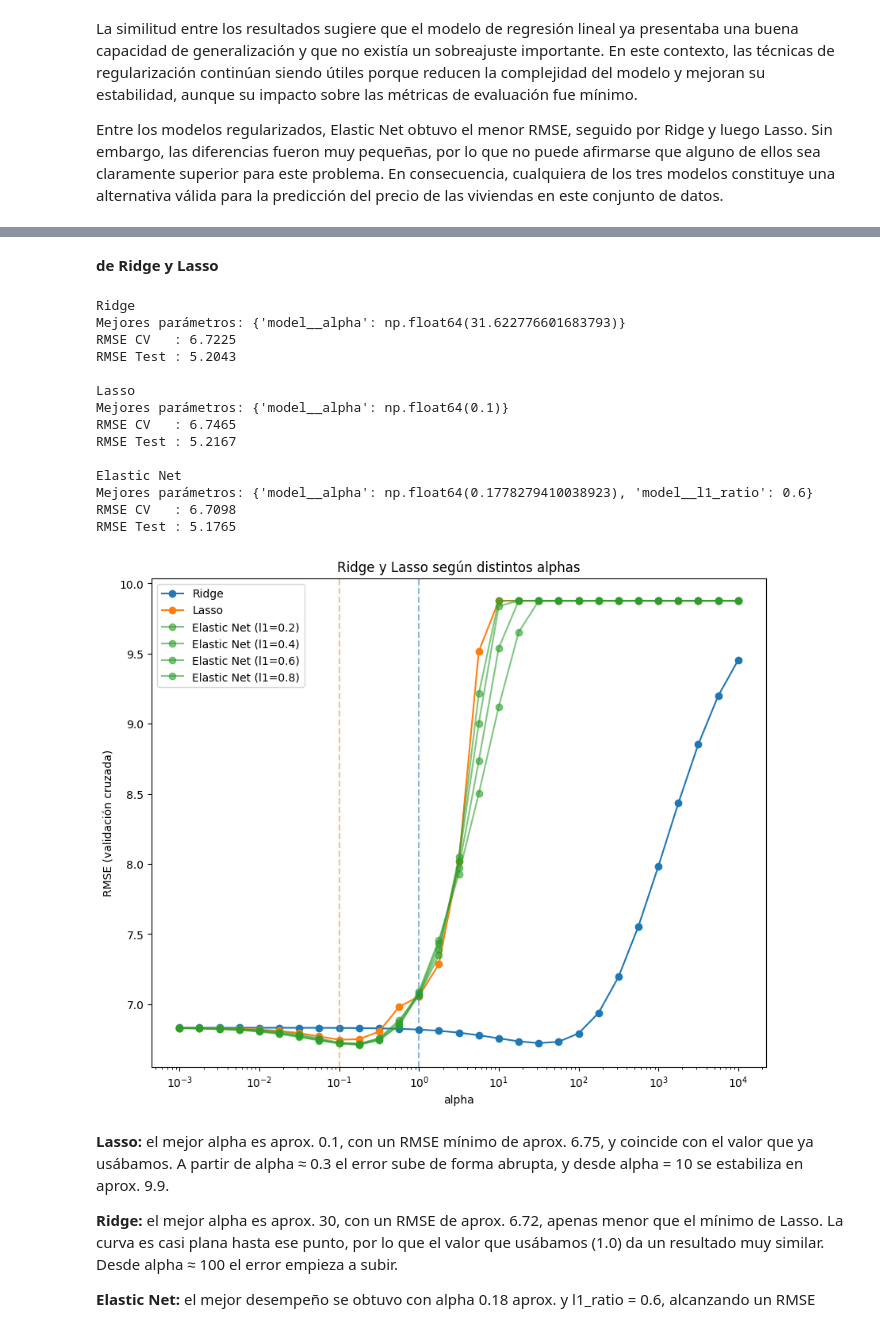
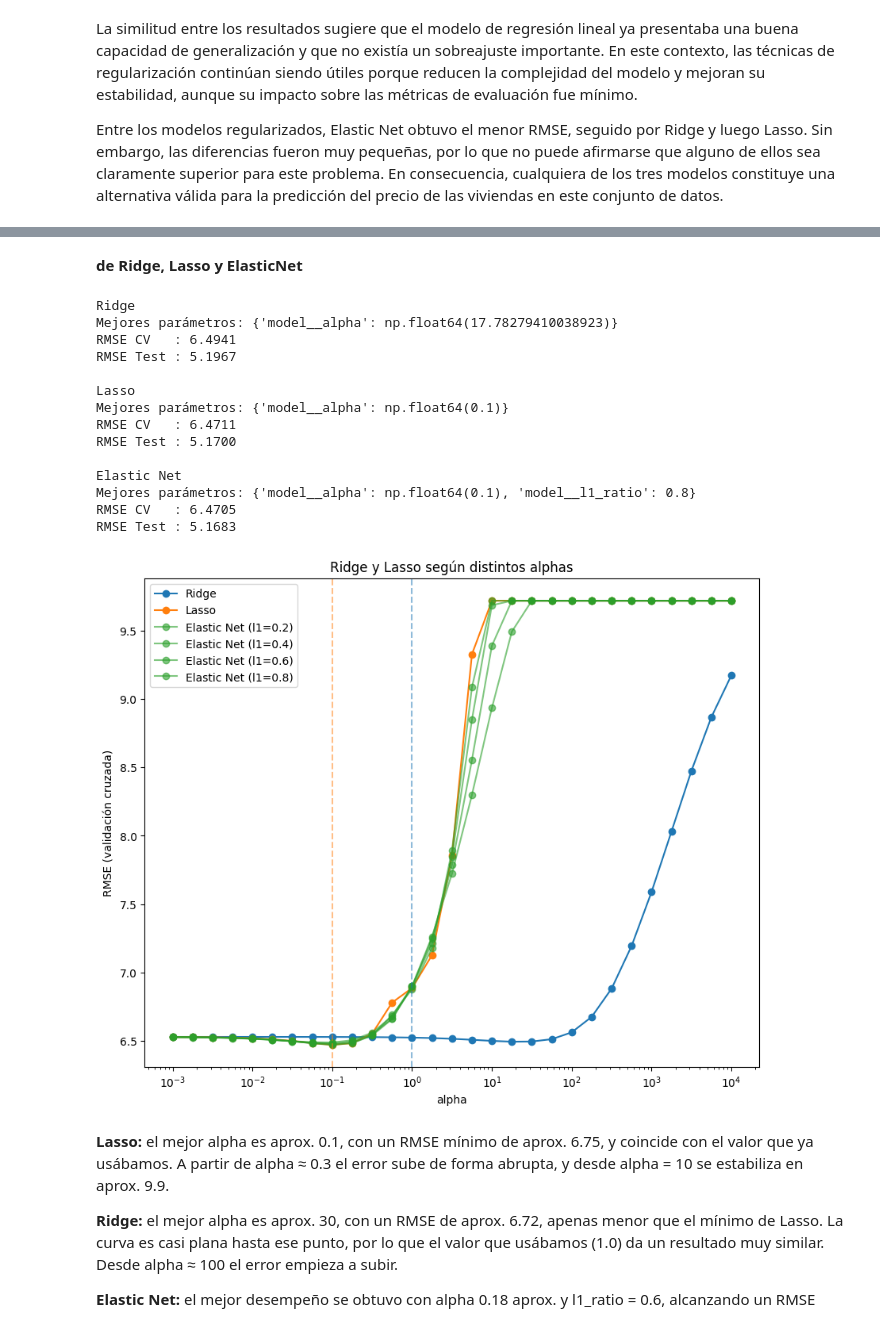
Before and after one commit to AlvaTF/TP-AA1-Ruiz-Toledo-Mendoza, a Jupyter notebook: TP_1/TP_regresion_AA1.ipynb, the cells around one changed output, grey strips where cells are left out. Saved outputs shown, nothing was run; the diff lists cells and outputs as text; code cells hidden in the pictures.

```diff
--- a/TP_1/TP_regresion_AA1.ipynb
+++ b/TP_1/TP_regresion_AA1.ipynb
@@ -490,9 +505,9 @@ from sklearn.metrics import mean_absolute_error, mean_absolute_percentage_error,
 # %%
-# Validación separada desde el train
+# Set de validación separada desde el train
 X_tr, X_val, y_tr, y_val = train_test_split(
-    X_train, y_train, test_size=0.20, random_state=123
-)
+    X_train, y_train, test_size=0.20, random_state=123)
 
+# Reshape necesario para usar las variables objetivo con el código dado por la cátedra
 y_tr_gd   = y_tr.values.reshape(-1, 1)
 y_val_gd  = y_val.values.reshape(-1, 1)
 y_test_gd = y_test.values.reshape(-1, 1)
@@ -529,16 +548,16 @@ X_test_esc = prep.transform(X_test)
 # %%
 np.random.seed(123)
 
-# 1. Batch Gradient Descent
+# Batch Gradient Descent
 print("Entrenamiento con Batch GD")
-W_gd   = gradient_descent(X_tr_esc, y_tr_gd, X_val_esc, y_val_gd, lr=0.01, epochs=200)
+W_gd   = gradient_descent(X_tr_esc, y_tr_gd, X_val_esc, y_val_gd, lr=0.01, epochs=100)
 
-# 2. Stochastic Gradient Descent (SGD)
+# Stochastic Gradient Descent (SGD)
 print("Entrenamiento con SGD")
-W_sgd  = stochastic_gradient_descent(X_tr_esc, y_tr_gd, X_val_esc, y_val_gd, lr=0.01, epochs=50)
+W_sgd  = stochastic_gradient_descent(X_tr_esc, y_tr_gd, X_val_esc, y_val_gd, lr=0.01, epochs=100)
 
-# 3. Mini-Batch Gradient Descent
+# Mini-Batch Gradient Descent
 print("Entrenamiento con Mini-Batch GD")
-W_mbgd = mini_batch_gradient_descent(X_tr_esc, y_tr_gd, X_val_esc, y_val_gd, lr=0.01, epochs=100, batch_size=280)
+W_mbgd = mini_batch_gradient_descent(X_tr_esc, y_tr_gd, X_val_esc, y_val_gd, lr=0.01, epochs=100, batch_size=32)
 # %% [output]
 Entrenamiento con Batch GD
@@ -602,0 +626,19 @@ results
+# %%
+# Métricas sobre train
+X_tr_b = np.hstack((np.ones((X_tr_esc.shape[0], 1)), X_tr_esc))
+
+filas = []
+for nombre, W in [("Batch GD", W_gd), ("Stochastic GD", W_sgd), ("Mini-Batch GD", W_mbgd)]:
+    pred = X_tr_b @ W
+    filas.append({
+        "Algoritmo": nombre,
+        "MSE": mean_squared_error(y_tr_gd, pred),
+        "RMSE": root_mean_squared_error(y_tr_gd, pred),
+        "R2": r2_score(y_tr_gd, pred),
+        "MAE": mean_absolute_error(y_tr_gd, pred),
+        "MAPE": mean_absolute_percentage_error(y_tr_gd, pred) * 100
+    })
+
+res_train = pd.DataFrame(filas)
+print("Métricas sobre train:")
+res_train
@@ -728,5 +797,5 @@ Entre los modelos regularizados, Elastic Net obtuvo el menor RMSE, seguido por R
 # %% [markdown]
-**de Ridge y Lasso**
+**de Ridge, Lasso y ElasticNet**
 # %%
 from sklearn.model_selection import GridSearchCV
 # %%
@@ -743,9 +812,9 @@ plt.figure(figsize=(10, 8))
 
 for nombre, modelo, parametros in modelos:
     pipe_reg = Pipeline([('preprocesador', preprocesador), ('model', modelo)])
-    grid = GridSearchCV(pipe_reg, parametros, cv=5,
+    grid = GridSearchCV(pipe_reg, parametros, cv=kf,
                         scoring="neg_root_mean_squared_error")
-    grid.fit(X_tr, y_tr)
+    grid.fit(X_train, y_train)
     mejor_modelo = grid.best_estimator_
     pred_test = mejor_modelo.predict(X_test)
     rmse_test = np.sqrt(mean_squared_error(y_test, pred_test))
@@ -760,42 +829,42 @@ for nombre, modelo, parametros in modelos:
     if nombre == "Elastic Net":
         l1_ratios = sorted(resultados["param_model__l1_ratio"].unique())
         for l1 in l1_ratios:
           datos = resultados[resultados["param_model__l1_ratio"] == l1]
           plt.plot(
             datos["param_model__alpha"].astype(float),
             -datos["mean_test_score"],
             marker="o",
             color="C2",
             alpha=0.6,
             label=f"Elastic Net (l1={l1})"
         )
     else:
         plt.plot(alphas, -resultados["mean_test_score"], marker="o", label=nombre)
 
 plt.axvline(1.0, color="C0", linestyle="--", alpha=0.5)  # Ridge actual
 plt.axvline(0.1, color="C1", linestyle="--", alpha=0.5)  # Lasso actual
 plt.xscale("log")
 plt.xlabel("alpha")
 plt.ylabel("RMSE (validación cruzada)")
 plt.title("Ridge y Lasso según distintos alphas")
 plt.legend()
 plt.show()
 # %% [output]
 Ridge
-Mejores parámetros: {'model__alpha': np.float64(31.622776601683793)}
-RMSE CV   : 6.7225
-RMSE Test : 5.2043
+Mejores parámetros: {'model__alpha': np.float64(17.78279410038923)}
+RMSE CV   : 6.4941
+RMSE Test : 5.1967
 
 Lasso
 Mejores parámetros: {'model__alpha': np.float64(0.1)}
-RMSE CV   : 6.7465
-RMSE Test : 5.2167
+RMSE CV   : 6.4711
+RMSE Test : 5.1700
 
 Elastic Net
-Mejores parámetros: {'model__alpha': np.float64(0.1778279410038923), 'model__l1_ratio': 0.6}
-RMSE CV   : 6.7098
-RMSE Test : 5.1765
+Mejores parámetros: {'model__alpha': np.float64(0.1), 'model__l1_ratio': 0.8}
+RMSE CV   : 6.4705
+RMSE Test : 5.1683
-[figure, old version]
+[figure, new version]
 # %% [markdown]
 **Lasso:** el mejor alpha es aprox. 0.1, con un RMSE mínimo de aprox. 6.75, y coincide con el valor que ya usábamos. A partir de alpha ≈ 0.3 el error sube de forma abrupta, y desde alpha = 10 se estabiliza en aprox. 9.9.
 
```
Also changed, not shown: parts of 23 cells of this notebook.
